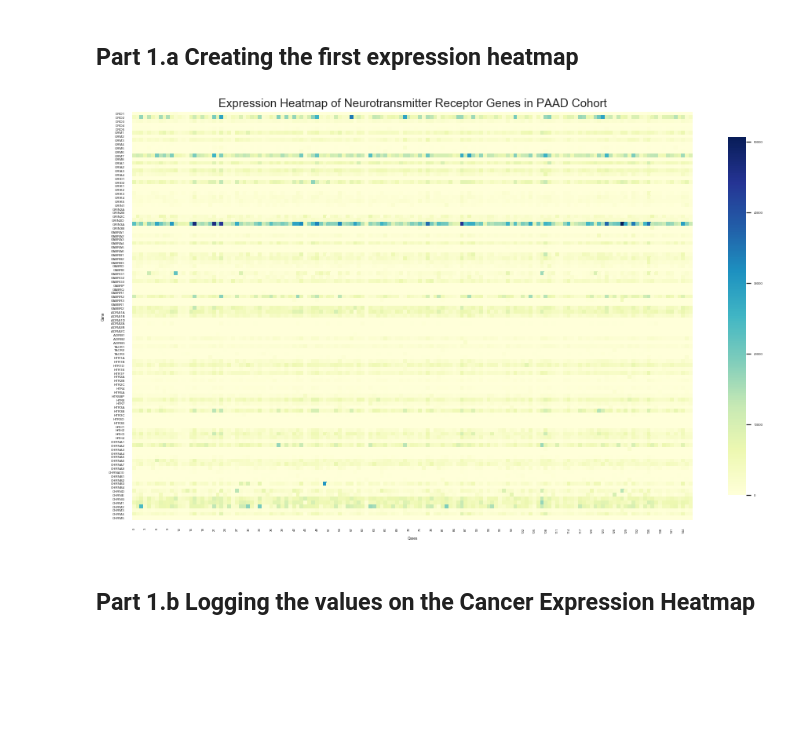
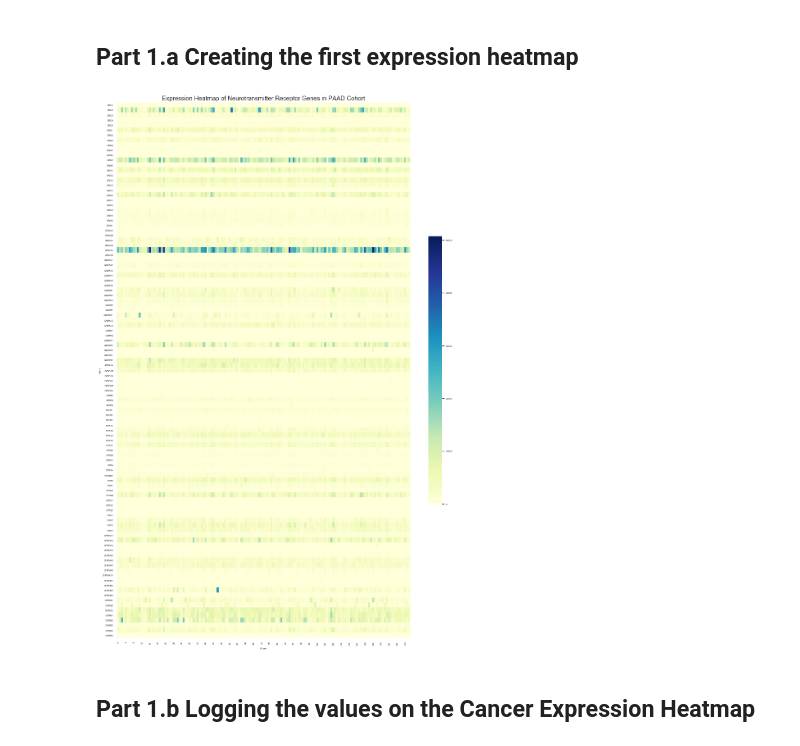
Before and after one commit to sophiaho/broad-work, a Jupyter notebook: cancer_expression_heatmap.ipynb, the cells around one changed output. Saved outputs shown, nothing was run; the diff lists cells and outputs as text; code cells hidden in the pictures; blank space fills up the shorter version.

Commit message:
created comparison heatmaps

```diff
--- a/cancer_expression_heatmap.ipynb
+++ b/cancer_expression_heatmap.ipynb
@@ -138,27 +138,27 @@ for index, row in neurotransmitter_genes.iterrows():
 # %% [markdown]
 ## Part 1.a Creating the first expression heatmap
 # %%
-def draw_expression_heatmap(table, y_axis_list, cmap, title, square, width, height):
+def draw_expression_heatmap(table, y_axis_list, cmap, title, width, height):
     # convert this dataframe made with the pandas library to an array that is usable with the numpy
     # library to create heatmap
     htseq_count_values = table.drop('hgnc_symbol', axis=1)
     expression_grid = htseq_count_values.to_numpy(copy=True, dtype=float)
 
-    sns.set(font_scale=0.4)
+    sns.set(font_scale=0.5)
 
-    sns.heatmap(expression_grid, yticklabels=y_axis_list, cmap=cmap, square=square, cbar_kws={"shrink":0.35})
+    sns.heatmap(expression_grid, yticklabels=y_axis_list, cmap=cmap, square=False, cbar_kws={"shrink":0.5})
 
     plt.title(title, fontsize=15, y=1.15)
     plt.ylabel('Gene')
     plt.xlabel('Cases')
 
     # resizing the graph
     fig = plt.gcf()
     fig.set_size_inches(width, height)
 
-draw_expression_heatmap(rnaseq, receptor_gene_list, 'YlGnBu', 'Expression Heatmap of Neurotransmitter Receptor Genes in PAAD Cohort', True, 16, 24)
+draw_expression_heatmap(rnaseq, receptor_gene_list, 'YlGnBu', 'Expression Heatmap of Neurotransmitter Receptor Genes in PAAD Cohort', 16, 24)
 # %% [output]
-[figure, old version]
+[figure, new version]
 # %% [markdown]
 ## Part 1.b Logging the values on the Cancer Expression Heatmap
 # %%
```
Also changed, not shown: parts of 17 cells of this notebook, 1 other file.
